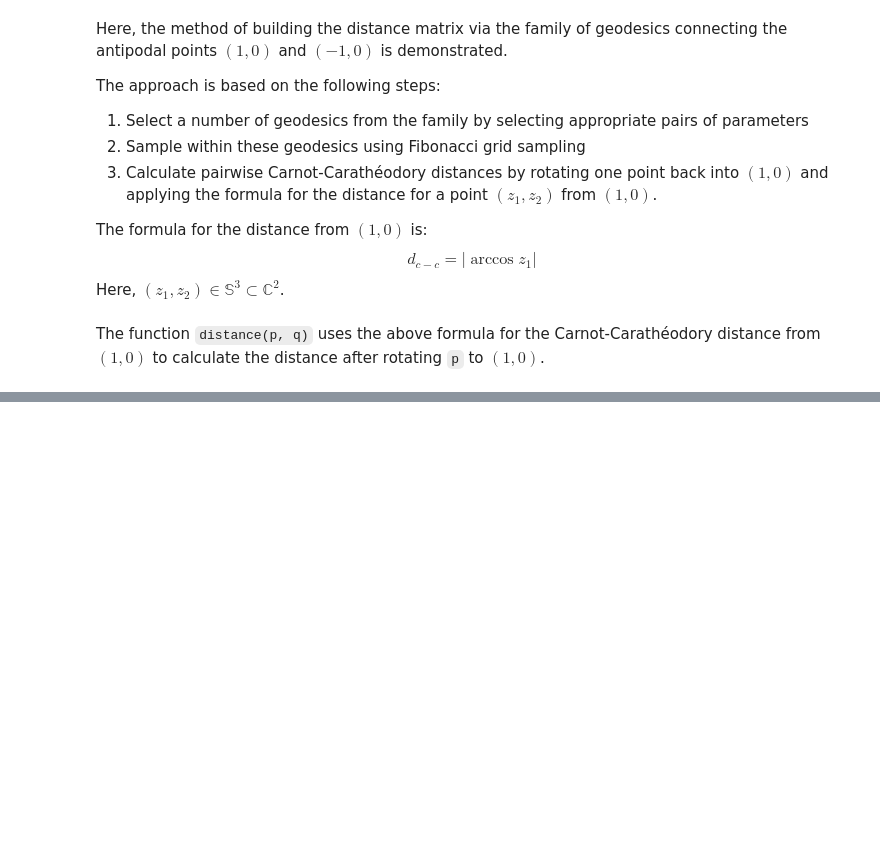
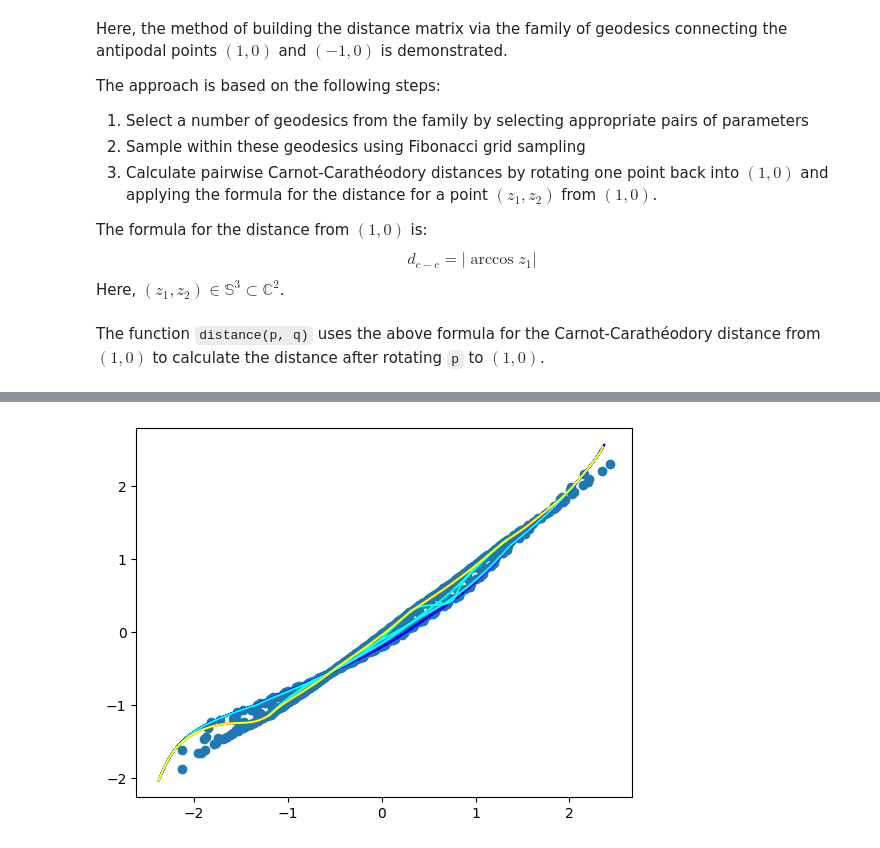
Before and after one commit to laurasaizz/Visualization-S3, a Jupyter notebook: geodesicfam.ipynb, the cells around one changed output, grey strips where cells are left out. Cells and saved outputs as stored; diff of their text form; code cells hidden in the pictures; blank space fills up the shorter version.

```diff
--- a/geodesicfam.ipynb
+++ b/geodesicfam.ipynb
@@ -171,0 +192,21 @@ plot_scatter_with_interpolation(x[selection], y[selection], np.array(points_geod
+# %%
+def mds(points, dimensions_target=2):
+    """Calculate distances and run MDS scheme on points.
+
+    dimensions_target is the target dimensionality.
+    New coordinates are returned such that unpacking into separate coordinates is possible, i.e.
+      x, y, … = mds(…)
+    """
+    distances = build_squared_distance_matrix(points)
+    A = -0.5*distances
+    B = b_matrix(A)
+    eigvals, eigvecs = np.linalg.eig(B)
+    new_coords = eigvecs @ np.diag( np.max(np.vstack((eigvals, [0]*eigvals.size)), axis=0) ) @ eigvecs.T
+    return new_coords[:dimensions_target,:]
+# %%
+points_fibonacci = fibonaccigrid_sampling(500)
+points_geodesic_idxs, points_coords = zip(*geodesic_sample_points(5, 400))
+points_geodesics = np.array(points_coords)
+
+points = np.vstack((points_geodesics, points_fibonacci))
+x, y = mds(points)
@@ -171,0 +216,19 @@ plot_scatter_with_interpolation(x[selection], y[selection], np.array(points_geod
+# %%
+colours = ["red", "green", "blue", "cyan", "yellow", "magenta", "teal"]
+
+for geodesic_idx, points in it.groupby(zip(zip(x[:len(points_geodesics)], y[:len(points_geodesics)]), points_geodesic_idxs), key=lambda x: x[1]):
+    points = list(map(lambda x: x[0], points))
+    xp, yp = map(np.array, zip(*points))
+    # totally arbitrary cutoff, used to discard a bunch of points
+    # all projected to the same coordinates
+    # probably related to the very small eigenvalues reported below
+    selection = (xp < 2.7)
+    xp = xp[selection]
+    yp = yp[selection]
+    plt.plot(xp, yp, c=colours[geodesic_idx])
+
+plt.scatter(x[len(points_geodesics):], y[len(points_geodesics):])
+plt.savefig("envelope.png", bbox_inches='tight')
+plt.show()
+# %% [output]
+[figure, added]
```
Also changed, not shown: parts of 6 cells of this notebook.
